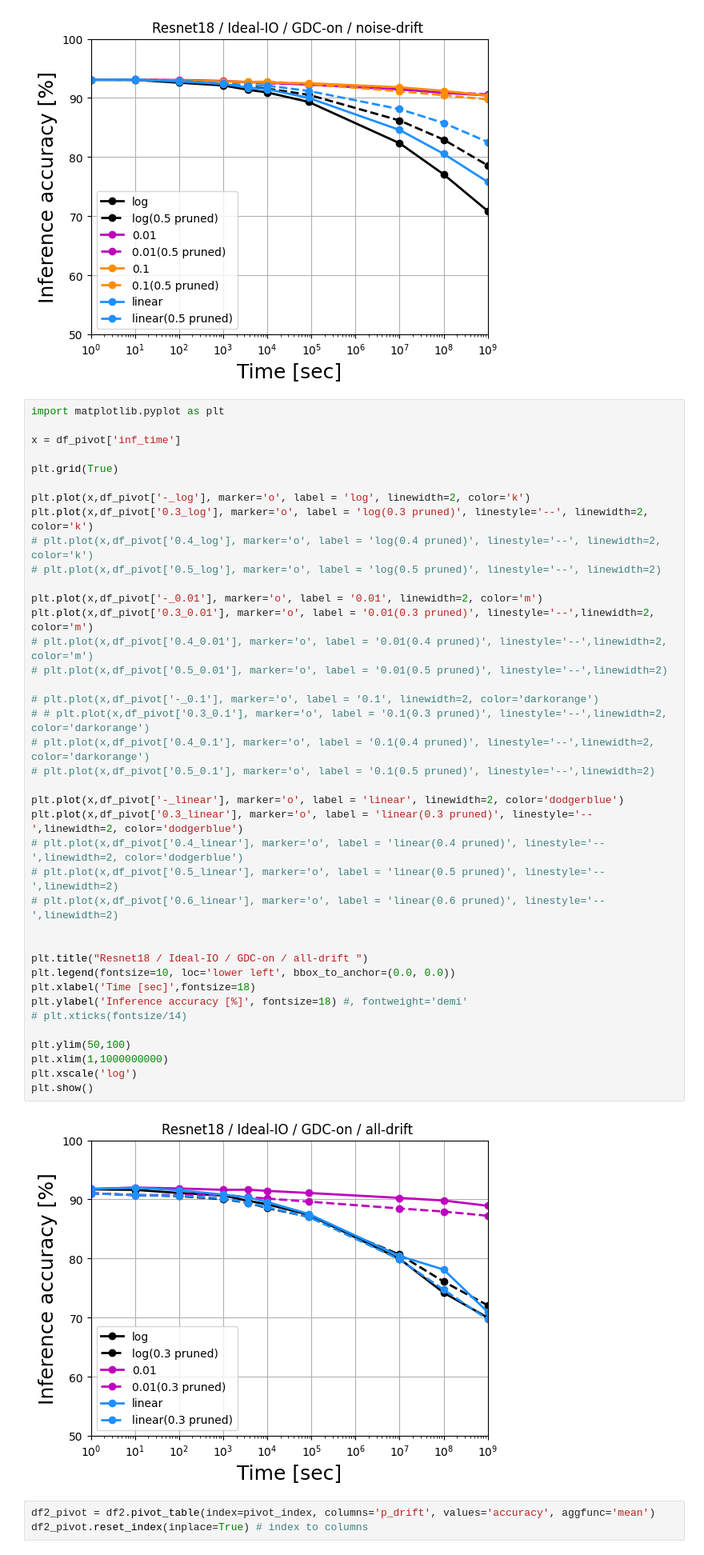
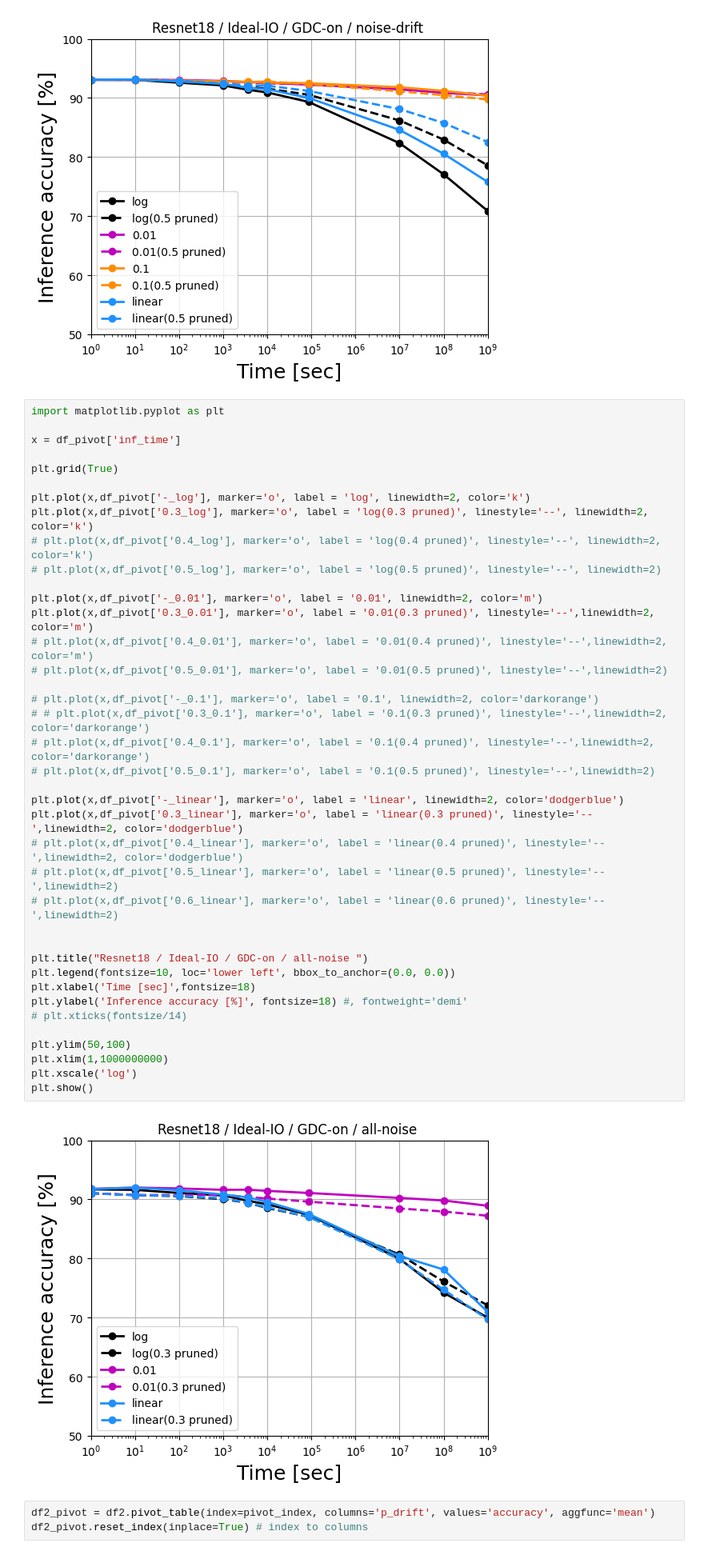
Before and after one commit to PRAM-weight-biasing/PRAM-weight-biasing, a Jupyter notebook: z_data_processing/241231_acc_plot.ipynb, the cells around one changed output. Shown at 80% size. Saved outputs shown, nothing was run; the diff lists cells and outputs as text.

```diff
--- a/z_data_processing/241231_acc_plot.ipynb
+++ b/z_data_processing/241231_acc_plot.ipynb
@@ -150,35 +150,35 @@ plt.plot(x,df_pivot['0.3_log'], marker='o', label = 'log(0.3 pruned)', linestyle
 # plt.plot(x,df_pivot['0.4_log'], marker='o', label = 'log(0.4 pruned)', linestyle='--', linewidth=2, color='k')
 # plt.plot(x,df_pivot['0.5_log'], marker='o', label = 'log(0.5 pruned)', linestyle='--', linewidth=2)
 
 plt.plot(x,df_pivot['-_0.01'], marker='o', label = '0.01', linewidth=2, color='m')
 plt.plot(x,df_pivot['0.3_0.01'], marker='o', label = '0.01(0.3 pruned)', linestyle='--',linewidth=2, color='m')
 # plt.plot(x,df_pivot['0.4_0.01'], marker='o', label = '0.01(0.4 pruned)', linestyle='--',linewidth=2, color='m')
 # plt.plot(x,df_pivot['0.5_0.01'], marker='o', label = '0.01(0.5 pruned)', linestyle='--',linewidth=2)
 
 # plt.plot(x,df_pivot['-_0.1'], marker='o', label = '0.1', linewidth=2, color='darkorange')
 # # plt.plot(x,df_pivot['0.3_0.1'], marker='o', label = '0.1(0.3 pruned)', linestyle='--',linewidth=2, color='darkorange')
 # plt.plot(x,df_pivot['0.4_0.1'], marker='o', label = '0.1(0.4 pruned)', linestyle='--',linewidth=2, color='darkorange')
 # plt.plot(x,df_pivot['0.5_0.1'], marker='o', label = '0.1(0.5 pruned)', linestyle='--',linewidth=2)
 
 plt.plot(x,df_pivot['-_linear'], marker='o', label = 'linear', linewidth=2, color='dodgerblue')
 plt.plot(x,df_pivot['0.3_linear'], marker='o', label = 'linear(0.3 pruned)', linestyle='--',linewidth=2, color='dodgerblue')
 # plt.plot(x,df_pivot['0.4_linear'], marker='o', label = 'linear(0.4 pruned)', linestyle='--',linewidth=2, color='dodgerblue')
 # plt.plot(x,df_pivot['0.5_linear'], marker='o', label = 'linear(0.5 pruned)', linestyle='--',linewidth=2)
 # plt.plot(x,df_pivot['0.6_linear'], marker='o', label = 'linear(0.6 pruned)', linestyle='--',linewidth=2)
 
 
-plt.title("Resnet18 / Ideal-IO / GDC-on / all-drift ")
+plt.title("Resnet18 / Ideal-IO / GDC-on / all-noise ")
 plt.legend(fontsize=10, loc='lower left', bbox_to_anchor=(0.0, 0.0))
 plt.xlabel('Time [sec]',fontsize=18)
 plt.ylabel('Inference accuracy [%]', fontsize=18) #, fontweight='demi'
 # plt.xticks(fontsize/14)
 
 plt.ylim(50,100)
 plt.xlim(1,1000000000)
 plt.xscale('log')
 plt.show()
 # %% [output]
-[figure, old version]
+[figure, new version]
 # %%
 df2_pivot = df2.pivot_table(index=pivot_index, columns='p_drift', values='accuracy', aggfunc='mean')
 df2_pivot.reset_index(inplace=True) # index to columns
```
